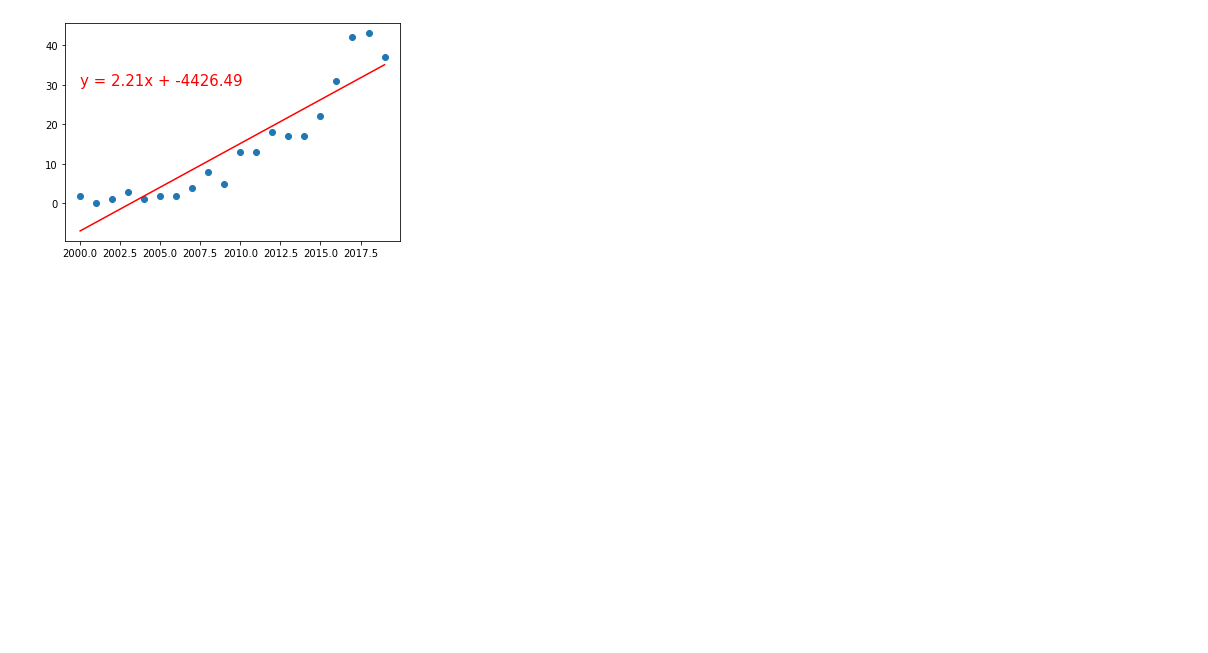
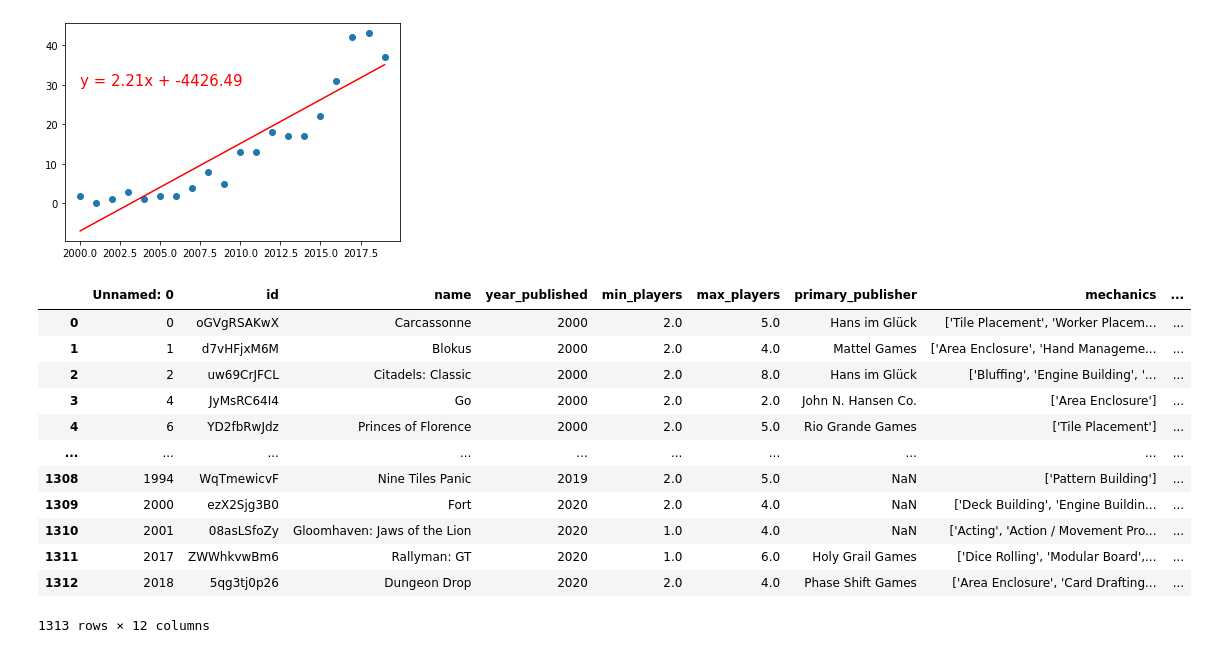
Before and after one commit to blackdenarius307/Board-Games-API-Data-Analysis, a Jupyter notebook: Single Player Board Game Analysis.ipynb, the cells around one changed output. Cells and saved outputs as stored; diff of their text form; code cells hidden in the pictures; blank space fills up the shorter version.

```diff
--- a/Single Player Board Game Analysis.ipynb
+++ b/Single Player Board Game Analysis.ipynb
@@ -106,3 +109,19 @@ print(f"The R value is : {rvalue}.")
 # %% [output]
 The R value is : 0.9187566528972911.
 [figure]
+# %%
+Boardgame_df
+# %% [output]
+|  | Unnamed: 0 | id | name | year_published | min_players | max_players | primary_publisher | mechanics | ... |
+| 0 | 0 | oGVgRSAKwX | Carcassonne | 2000 | 2.0 | 5.0 | Hans im Glück | ['Tile Placement', 'Worker Placem... | ... |
+| 1 | 1 | d7vHFjxM6M | Blokus | 2000 | 2.0 | 4.0 | Mattel Games | ['Area Enclosure', 'Hand Manageme... | ... |
+| 2 | 2 | uw69CrJFCL | Citadels: Classic | 2000 | 2.0 | 8.0 | Hans im Glück | ['Bluffing', 'Engine Building', '... | ... |
+| 3 | 4 | JyMsRC64I4 | Go | 2000 | 2.0 | 2.0 | John N. Hansen Co. | ['Area Enclosure'] | ... |
+| 4 | 6 | YD2fbRwJdz | Princes of Florence | 2000 | 2.0 | 5.0 | Rio Grande Games | ['Tile Placement'] | ... |
+| ... | ... | ... | ... | ... | ... | ... | ... | ... | ... |
+| 1308 | 1994 | WqTmewicvF | Nine Tiles Panic | 2019 | 2.0 | 5.0 | NaN | ['Pattern Building'] | ... |
+| 1309 | 2000 | ezX2Sjg3B0 | Fort | 2020 | 2.0 | 4.0 | NaN | ['Deck Building', 'Engine Buildin... | ... |
+| 1310 | 2001 | 08asLSfoZy | Gloomhaven: Jaws of the Lion | 2020 | 1.0 | 4.0 | NaN | ['Acting', 'Action / Movement Pro... | ... |
+| 1311 | 2017 | ZWWhkvwBm6 | Rallyman: GT | 2020 | 1.0 | 6.0 | Holy Grail Games | ['Dice Rolling', 'Modular Board',... | ... |
+| 1312 | 2018 | 5qg3tj0p26 | Dungeon Drop | 2020 | 2.0 | 4.0 | Phase Shift Games | ['Area Enclosure', 'Card Drafting... | ... |
+1313 rows × 12 columns
```
Also changed, not shown: parts of 3 cells of this notebook, 2 other files.
